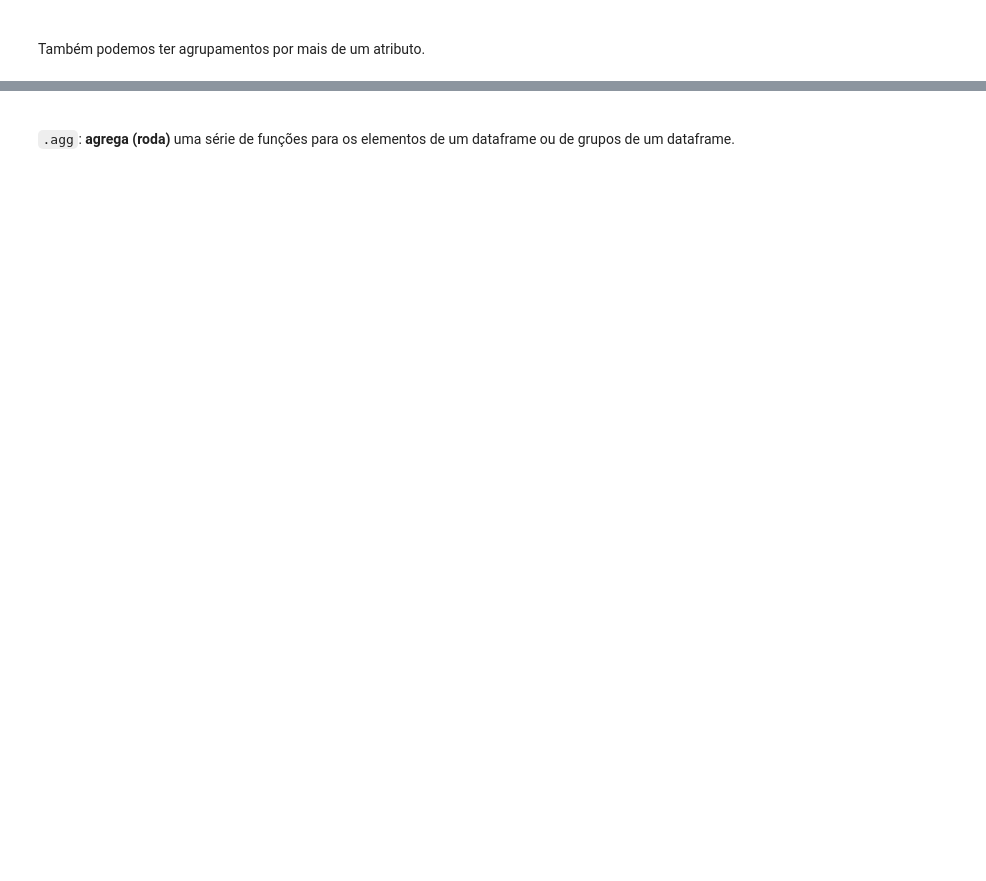
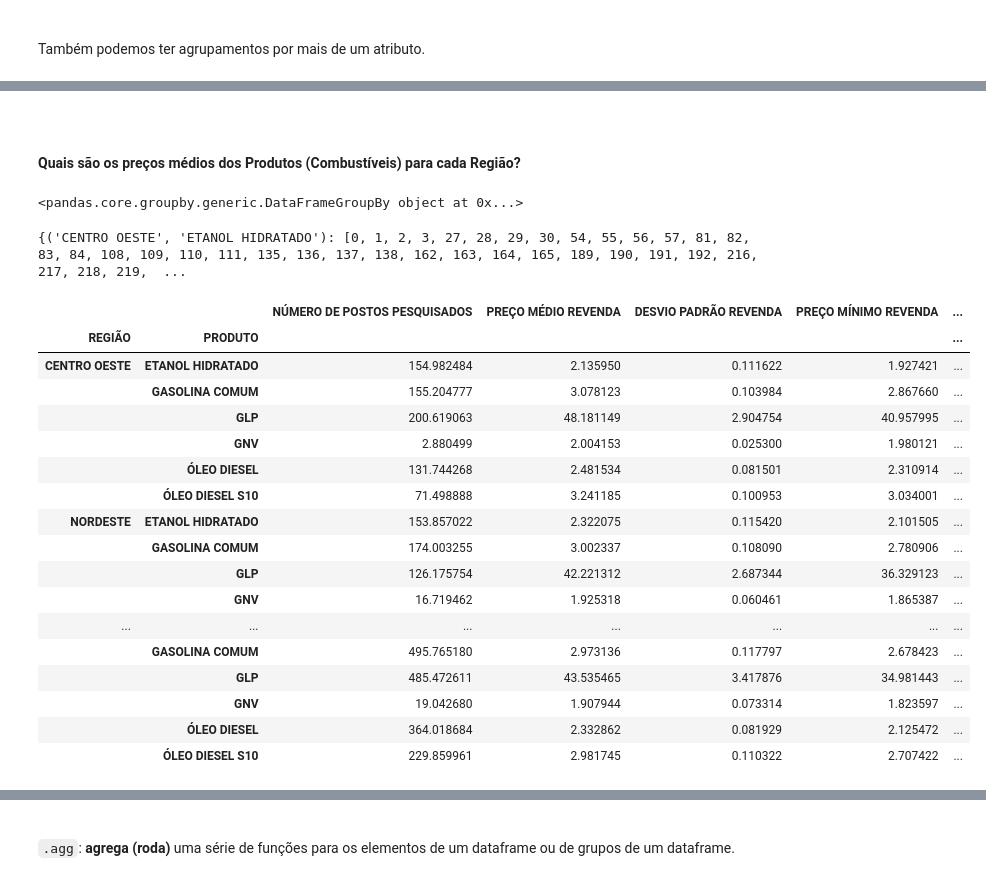
Before and after one commit to alvarofonteles/pandas_samuka, a Jupyter notebook: manipulacao_de_dados_codigo_base.ipynb, the cells around one changed output, grey strips where cells are left out. Cells and saved outputs as stored; diff of their text form; code cells hidden in the pictures; blank space fills up the shorter version.

```diff
--- a/manipulacao_de_dados_codigo_base.ipynb
+++ b/manipulacao_de_dados_codigo_base.ipynb
@@ -2645,0 +2756,34 @@ Também podemos ter agrupamentos por mais de um atributo.
+# %% [markdown]
+<br/>
+
+#### Quais são os preços médios dos Produtos (Combustíveis) para cada Região?
+# %%
+grupos = data_final.groupby(['REGIÃO', 'PRODUTO'])
+grupos
+# %% [output]
+<pandas.core.groupby.generic.DataFrameGroupBy object at 0x...>
+# %%
+grupos.groups
+# %% [output]
+{('CENTRO OESTE', 'ETANOL HIDRATADO'): [0, 1, 2, 3, 27, 28, 29, 30, 54, 55, 56, 57, 81, 82, 83, 84, 108, 109, 110, 111, 135, 136, 137, 138, 162, 163, 164, 165, 189, 190, 191, 192, 216, 217, 218, 219,  ...
+# %%
+grupos.mean(numeric_only=True) # existem não numericos
+# %% [output]
+|  |  | NÚMERO DE POSTOS PESQUISADOS | PREÇO MÉDIO REVENDA | DESVIO PADRÃO REVENDA | PREÇO MÍNIMO REVENDA | ... |
+| REGIÃO | PRODUTO |  |  |  |  | ... |
+| CENTRO OESTE | ETANOL HIDRATADO | 154.982484 | 2.135950 | 0.111622 | 1.927421 | ... |
+|  | GASOLINA COMUM | 155.204777 | 3.078123 | 0.103984 | 2.867660 | ... |
+|  | GLP | 200.619063 | 48.181149 | 2.904754 | 40.957995 | ... |
+|  | GNV | 2.880499 | 2.004153 | 0.025300 | 1.980121 | ... |
+|  | ÓLEO DIESEL | 131.744268 | 2.481534 | 0.081501 | 2.310914 | ... |
+|  | ÓLEO DIESEL S10 | 71.498888 | 3.241185 | 0.100953 | 3.034001 | ... |
+| NORDESTE | ETANOL HIDRATADO | 153.857022 | 2.322075 | 0.115420 | 2.101505 | ... |
+|  | GASOLINA COMUM | 174.003255 | 3.002337 | 0.108090 | 2.780906 | ... |
+|  | GLP | 126.175754 | 42.221312 | 2.687344 | 36.329123 | ... |
+|  | GNV | 16.719462 | 1.925318 | 0.060461 | 1.865387 | ... |
+| ... | ... | ... | ... | ... | ... | ... |
+|  | GASOLINA COMUM | 495.765180 | 2.973136 | 0.117797 | 2.678423 | ... |
+|  | GLP | 485.472611 | 43.535465 | 3.417876 | 34.981443 | ... |
+|  | GNV | 19.042680 | 1.907944 | 0.073314 | 1.823597 | ... |
+|  | ÓLEO DIESEL | 364.018684 | 2.332862 | 0.081929 | 2.125472 | ... |
+|  | ÓLEO DIESEL S10 | 229.859961 | 2.981745 | 0.110322 | 2.707422 | ... |
```
Also changed, not shown: parts of 40 cells of this notebook.
